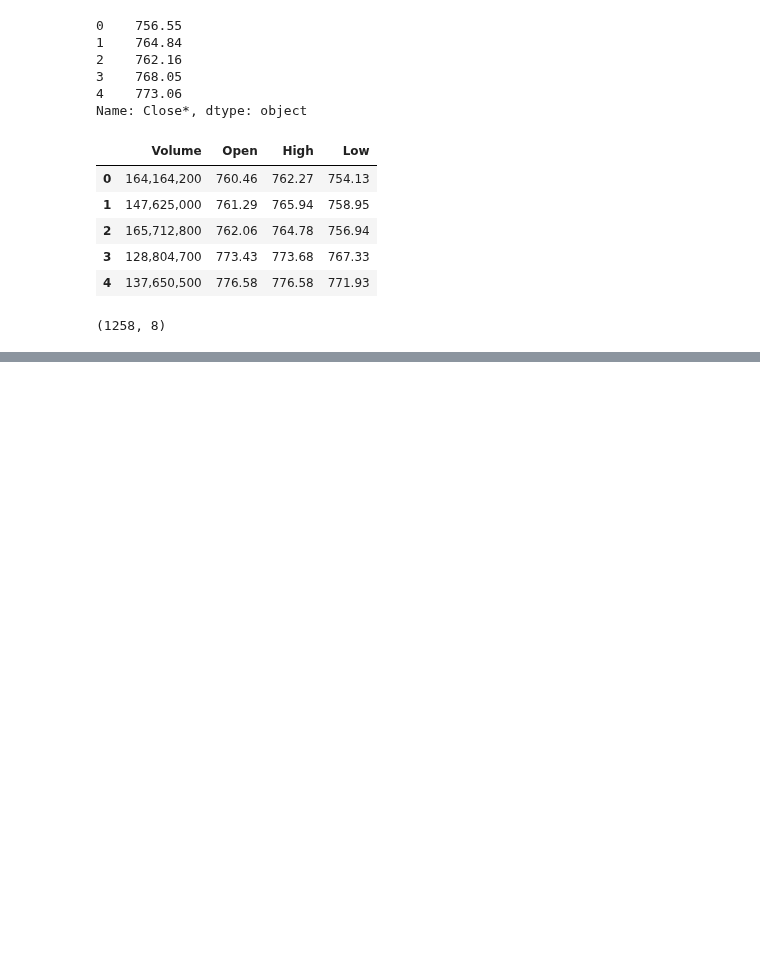
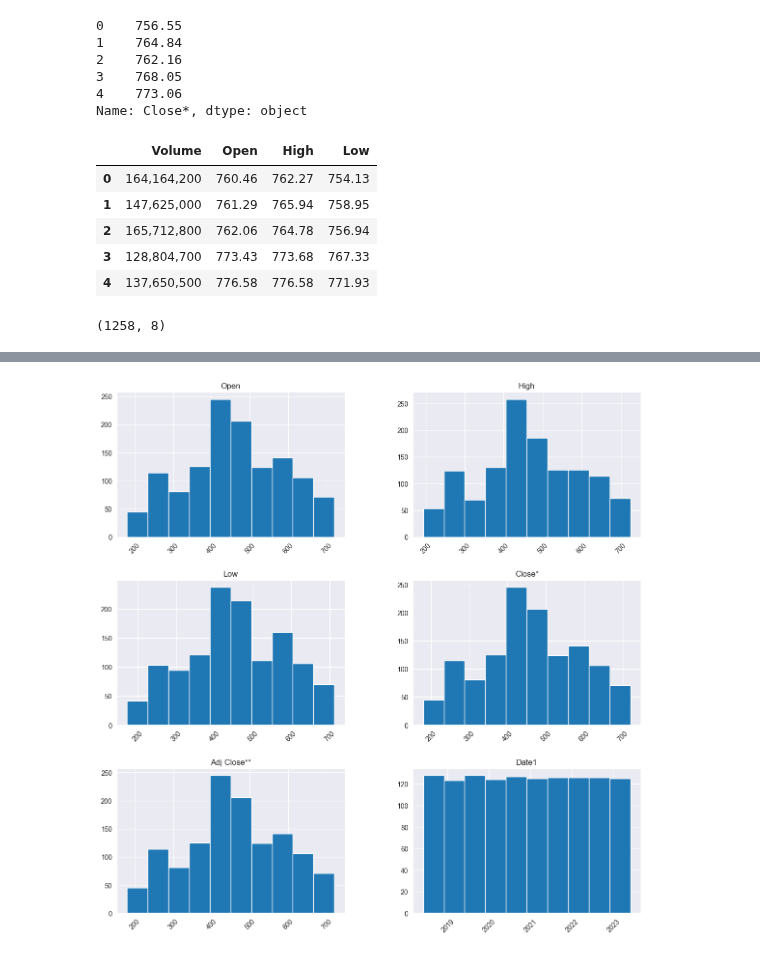
Before and after one commit to ChrisVerg/SmartInvest, a Jupyter notebook: Notebooks/ExampleNotebooks/JC_practice_kernel.ipynb, the cells around one changed output, grey strips where cells are left out. Cells and saved outputs as stored; diff of their text form; code cells hidden in the pictures; blank space fills up the shorter version.

```diff
--- a/Notebooks/ExampleNotebooks/JC_practice_kernel.ipynb
+++ b/Notebooks/ExampleNotebooks/JC_practice_kernel.ipynb
@@ -317,0 +360,2 @@ Communication_Services.sample(5)
+# %%
+Energy1=Energy.drop(["Unnamed: 0"],axis=1)
@@ -317,0 +378,2 @@ Communication_Services.sample(5)
+# %%
+Energy1['Date1'] = pd.to_datetime(Energy.Date)
@@ -317,0 +396,5 @@ Communication_Services.sample(5)
+# %%
+Energy1.hist(figsize=(14,14), xrot=45)
+plt.show()
+# %% [output]
+[figure, added]
```
Also changed, not shown: parts of 57 cells of this notebook.
